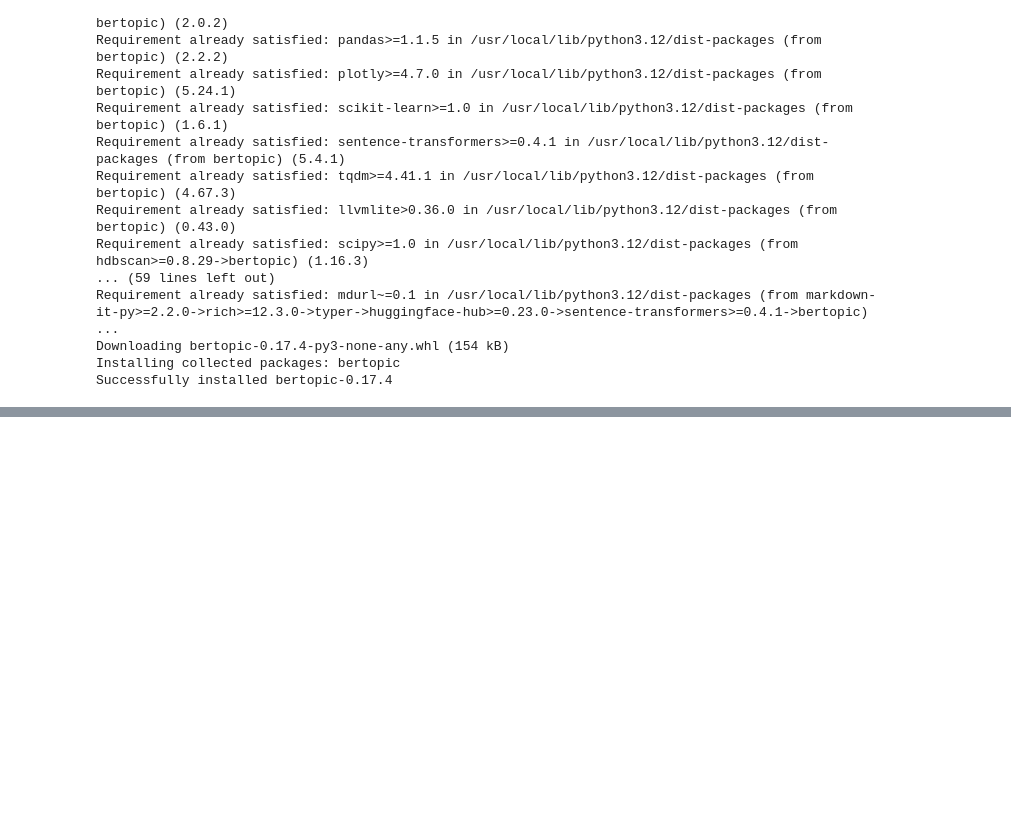
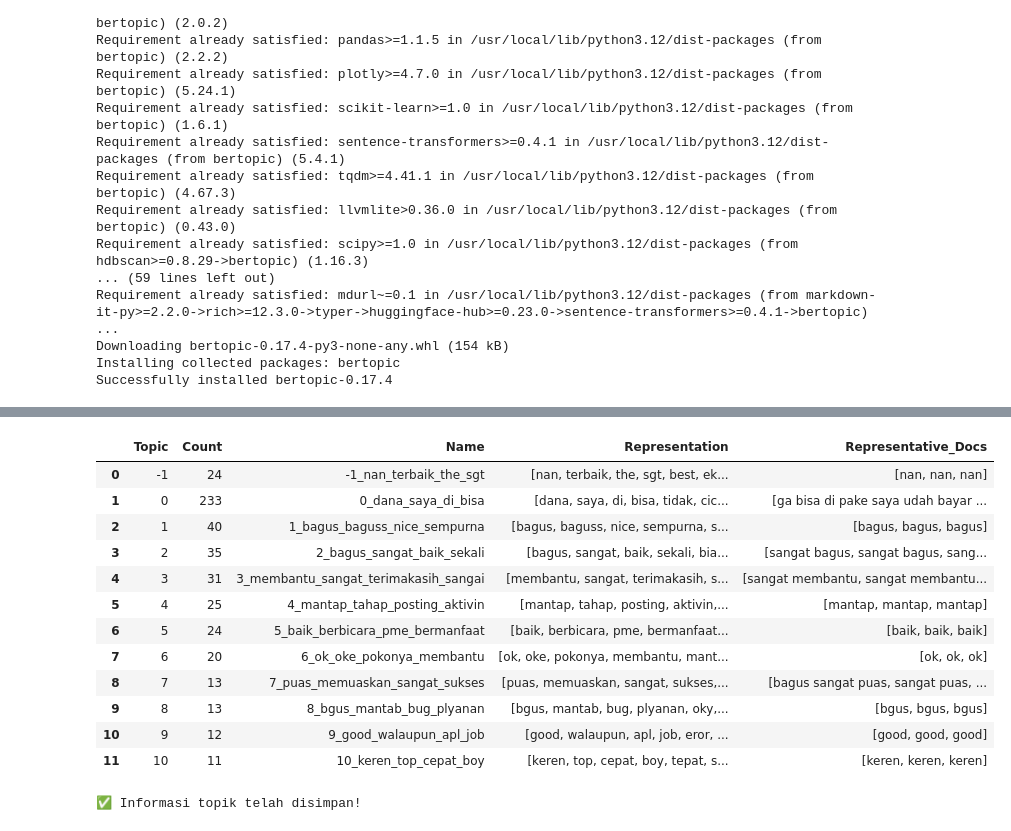
Before and after one commit to nikenyudha/dana-sentiment-analysis, a Jupyter notebook: notebook/dana_sentiment_testing_model.ipynb, the cells around one changed output, grey strips where cells are left out. Cells and saved outputs as stored; diff of their text form; code cells hidden in the pictures; blank space fills up the shorter version.

```diff
--- a/notebook/dana_sentiment_testing_model.ipynb
+++ b/notebook/dana_sentiment_testing_model.ipynb
@@ -119 +108,26 @@ Notes:
 [interactive output not drawn]
+# %%
+# Mendapatkan info topik (Topic, Count, Name, Representation)
+topic_info = topic_model.get_topic_info()
+topic_info
+# %% [output]
+|  | Topic | Count | Name | Representation | Representative_Docs |
+| 0 | -1 | 24 | -1_nan_terbaik_the_sgt | [nan, terbaik, the, sgt, best, ek... | [nan, nan, nan] |
+| 1 | 0 | 233 | 0_dana_saya_di_bisa | [dana, saya, di, bisa, tidak, cic... | [ga bisa di pake saya udah bayar ... |
+| 2 | 1 | 40 | 1_bagus_baguss_nice_sempurna | [bagus, baguss, nice, sempurna, s... | [bagus, bagus, bagus] |
+| 3 | 2 | 35 | 2_bagus_sangat_baik_sekali | [bagus, sangat, baik, sekali, bia... | [sangat bagus, sangat bagus, sang... |
+| 4 | 3 | 31 | 3_membantu_sangat_terimakasih_sangai | [membantu, sangat, terimakasih, s... | [sangat membantu, sangat membantu... |
+| 5 | 4 | 25 | 4_mantap_tahap_posting_aktivin | [mantap, tahap, posting, aktivin,... | [mantap, mantap, mantap] |
+| 6 | 5 | 24 | 5_baik_berbicara_pme_bermanfaat | [baik, berbicara, pme, bermanfaat... | [baik, baik, baik] |
+| 7 | 6 | 20 | 6_ok_oke_pokonya_membantu | [ok, oke, pokonya, membantu, mant... | [ok, ok, ok] |
+| 8 | 7 | 13 | 7_puas_memuaskan_sangat_sukses | [puas, memuaskan, sangat, sukses,... | [bagus sangat puas, sangat puas, ... |
+| 9 | 8 | 13 | 8_bgus_mantab_bug_plyanan | [bgus, mantab, bug, plyanan, oky,... | [bgus, bgus, bgus] |
+| 10 | 9 | 12 | 9_good_walaupun_apl_job | [good, walaupun, apl, job, eror, ... | [good, good, good] |
+| 11 | 10 | 11 | 10_keren_top_cepat_boy | [keren, top, cepat, boy, tepat, s... | [keren, keren, keren] |
+# %%
+# Simpan ke folder data proyekmu
+topic_info.to_csv('/content/drive/My Drive/CSV/Dana_bertopic_results.csv', index=False)
+
+print("✅ Informasi topik telah disimpan!")
+# %% [output]
+✅ Informasi topik telah disimpan!
```
Also changed, not shown: parts of 8 cells of this notebook, 4 other files.
